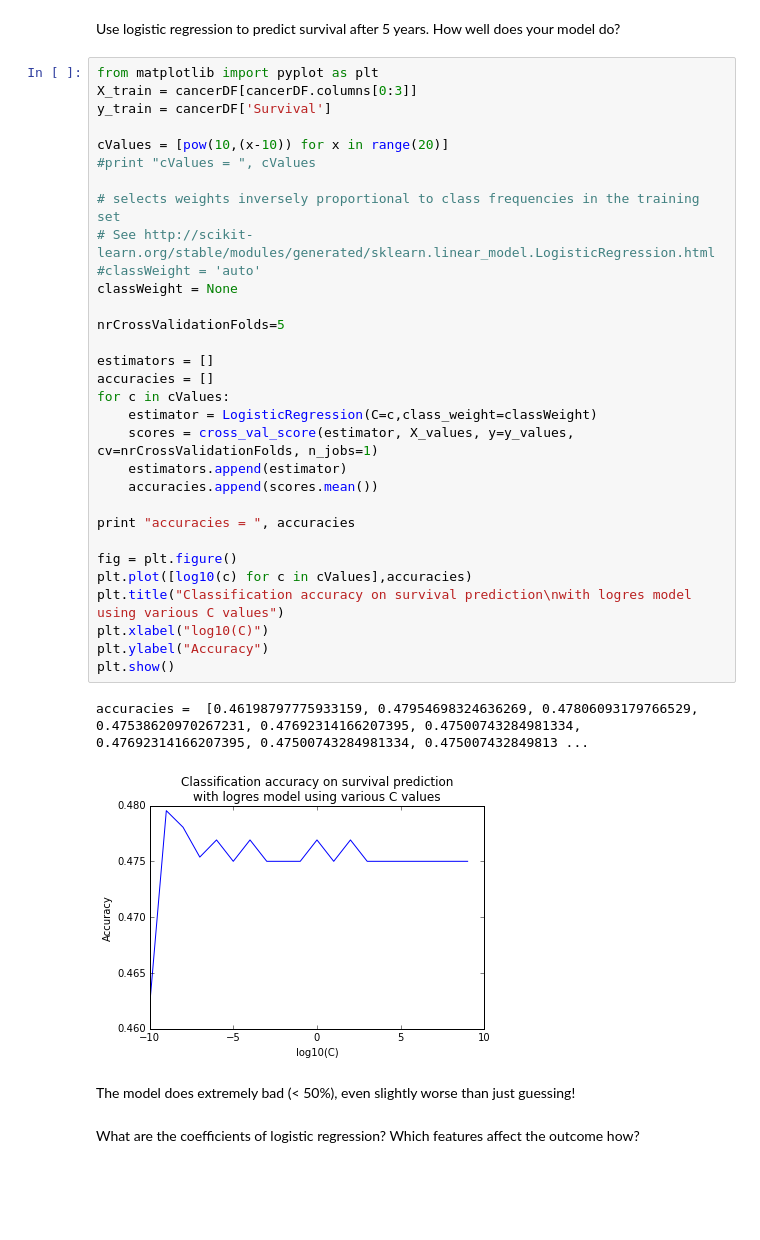
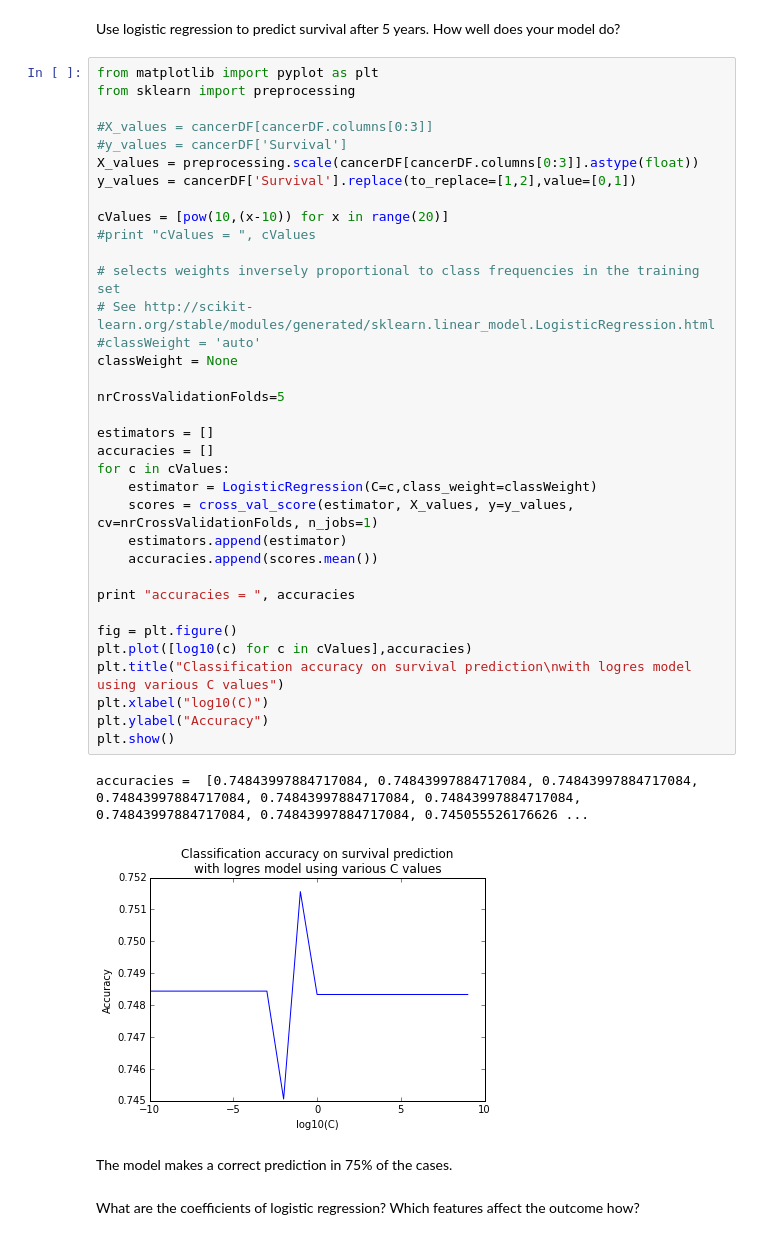
Before and after one commit to fdurant/suplearn_challenges, a Jupyter notebook: suplearn_challenges.ipynb, the cells around one changed output. Drawn from its saved outputs; the diff is of its cells as text; blank space fills up the shorter version.

Commit message:
Scaled the training data before building the logistic regression model

```diff
--- a/suplearn_challenges.ipynb
+++ b/suplearn_challenges.ipynb
@@ -550,40 +552,44 @@ Most recent year of surgery: 1969
 Use logistic regression to predict survival after 5 years. How well does your model do?
 # %%
 from matplotlib import pyplot as plt
-X_train = cancerDF[cancerDF.columns[0:3]]
-y_train = cancerDF['Survival']
+from sklearn import preprocessing
+
+#X_values = cancerDF[cancerDF.columns[0:3]]
+#y_values = cancerDF['Survival']
+X_values = preprocessing.scale(cancerDF[cancerDF.columns[0:3]].astype(float))
+y_values = cancerDF['Survival'].replace(to_replace=[1,2],value=[0,1])
 
 cValues = [pow(10,(x-10)) for x in range(20)]
 #print "cValues = ", cValues
 
 # selects weights inversely proportional to class frequencies in the training set
 # See http://scikit-learn.org/stable/modules/generated/sklearn.linear_model.LogisticRegression.html
 #classWeight = 'auto'
 classWeight = None
 
 nrCrossValidationFolds=5
 
 estimators = []
 accuracies = []
 for c in cValues:
     estimator = LogisticRegression(C=c,class_weight=classWeight)
     scores = cross_val_score(estimator, X_values, y=y_values, cv=nrCrossValidationFolds, n_jobs=1)
     estimators.append(estimator)
     accuracies.append(scores.mean())
 
 print "accuracies = ", accuracies
 
 fig = plt.figure()
 plt.plot([log10(c) for c in cValues],accuracies)
 plt.title("Classification accuracy on survival prediction\nwith logres model using various C values")
 plt.xlabel("log10(C)")
 plt.ylabel("Accuracy")
 plt.show()
 # %% [output]
-accuracies =  [0.46198797775933159, 0.47954698324636269, 0.47806093179766529, 0.47538620970267231, 0.47692314166207395, 0.47500743284981334, 0.47692314166207395, 0.47500743284981334, 0.475007432849813 ...
+accuracies =  [0.74843997884717084, 0.74843997884717084, 0.74843997884717084, 0.74843997884717084, 0.74843997884717084, 0.74843997884717084, 0.74843997884717084, 0.74843997884717084, 0.745055526176626 ...
-[figure, old version]
+[figure, new version]
-# %% [markdown]
-The model does extremely bad (< 50%), even slightly worse than just guessing!
+# %% [markdown]
+The model makes a correct prediction in 75% of the cases.
 # %% [markdown]
 What are the coefficients of logistic regression? Which features affect the outcome how?
 # %%
```
Also changed, not shown: parts of 5 cells of this notebook.
